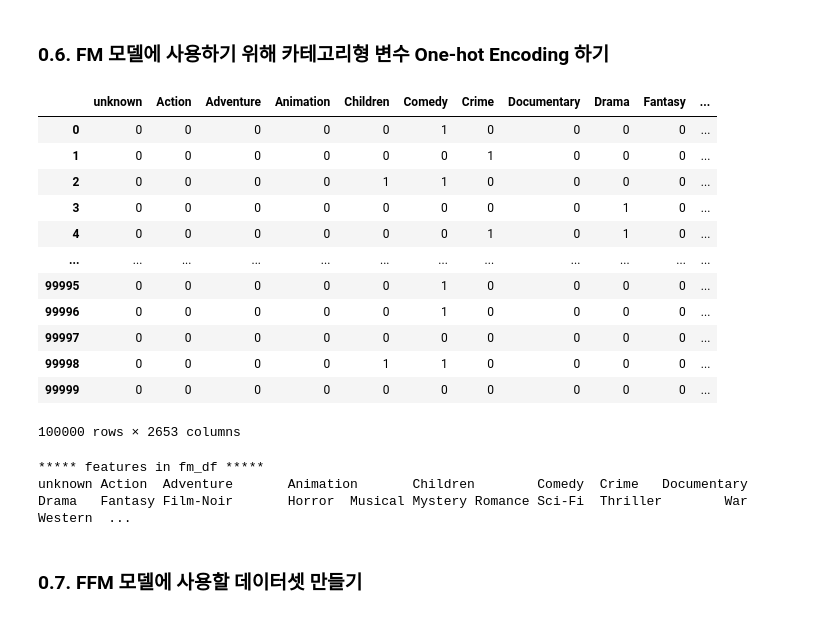
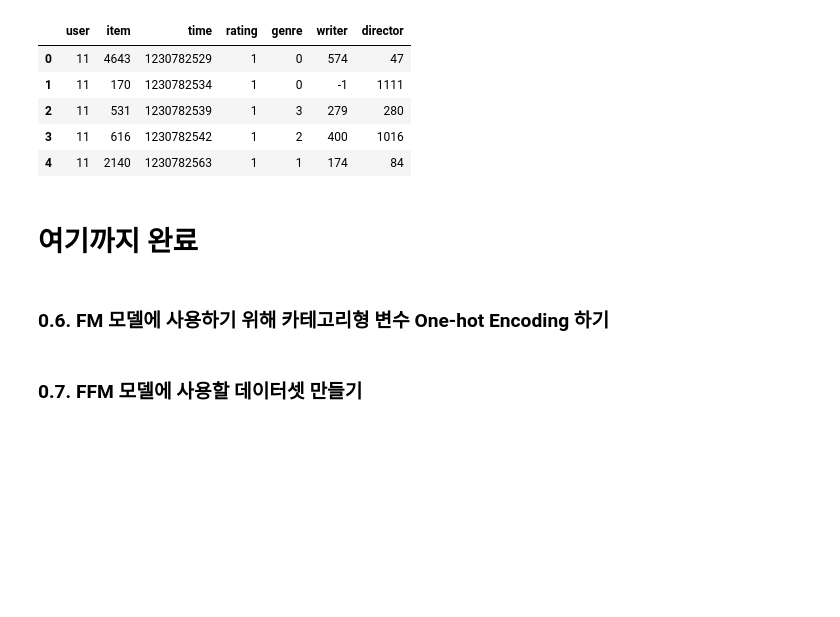
Before and after one commit to boostcampaitech3/level2-movie-recommendation-level2-recsys-07, a Jupyter notebook: MODELS/FFM/FFM.ipynb, the cells around one changed output. Cells and saved outputs as stored; diff of their text form; code cells hidden in the pictures; blank space fills up the shorter version.

```diff
--- a/MODELS/FFM/FFM.ipynb
+++ b/MODELS/FFM/FFM.ipynb
@@ -132,0 +86,12 @@ df
+# %%
+# 장르 1개 데이터
+item_list=genre_df.loc[:,'item'].to_numpy()
+item_list=np.unique(item_list)
+print('길이 : ',len(item_list),item_list[-10:])
+
+one_genre_list=[]
+for i in item_list:
+    temp=genre_df[genre_df.loc[:,'item']==i]
+    one_genre_list.append(temp.iloc[0,:].to_numpy().tolist())
+one_genre_df=pd.DataFrame(data=one_genre_list,columns=['item','genre'])
+one_genre_df.head(5)
@@ -132,0 +243,3 @@ df
+# %%
+df=df.fillna(-1)
+df.isnull().sum()
@@ -132,0 +276,6 @@ df
+# %%
+df['writer']=df['writer'].astype(np.int64)
+df['director']=df['director'].astype(np.int64)
+# df['writer'] = df['writer'].astype("category")
+# df['director'] = df['director'].astype("category")
+df.info()
@@ -133,2 +297,13 @@ df
+# %%
+df.head()
+# %% [output]
+|  | user | item | time | rating | genre | writer | director |
+| 0 | 11 | 4643 | 1230782529 | 1 | 0 | 574 | 47 |
+| 1 | 11 | 170 | 1230782534 | 1 | 0 | -1 | 1111 |
+| 2 | 11 | 531 | 1230782539 | 1 | 3 | 279 | 280 |
+| 3 | 11 | 616 | 1230782542 | 1 | 2 | 400 | 1016 |
+| 4 | 11 | 2140 | 1230782563 | 1 | 1 | 174 | 84 |
+# %% [markdown]
+# 여기까지 완료
 # %% [markdown]
 ### 0.6. FM 모델에 사용하기 위해 카테고리형 변수 One-hot Encoding 하기
@@ -139,27 +310,3 @@ df['movie_id'] = df['movie_id'].astype("category")
-# %%
-# one-hot encoding
-fm_df = pd.get_dummies(df)
-fm_df
-# %% [output]
-|  | unknown | Action | Adventure | Animation | Children | Comedy | Crime | Documentary | Drama | Fantasy | ... |
-| 0 | 0 | 0 | 0 | 0 | 0 | 1 | 0 | 0 | 0 | 0 | ... |
-| 1 | 0 | 0 | 0 | 0 | 0 | 0 | 1 | 0 | 0 | 0 | ... |
-| 2 | 0 | 0 | 0 | 0 | 1 | 1 | 0 | 0 | 0 | 0 | ... |
-| 3 | 0 | 0 | 0 | 0 | 0 | 0 | 0 | 0 | 1 | 0 | ... |
-| 4 | 0 | 0 | 0 | 0 | 0 | 0 | 1 | 0 | 1 | 0 | ... |
-| ... | ... | ... | ... | ... | ... | ... | ... | ... | ... | ... | ... |
-| 99995 | 0 | 0 | 0 | 0 | 0 | 1 | 0 | 0 | 0 | 0 | ... |
-| 99996 | 0 | 0 | 0 | 0 | 0 | 1 | 0 | 0 | 0 | 0 | ... |
-| 99997 | 0 | 0 | 0 | 0 | 0 | 0 | 0 | 0 | 0 | 0 | ... |
-| 99998 | 0 | 0 | 0 | 0 | 1 | 1 | 0 | 0 | 0 | 0 | ... |
-| 99999 | 0 | 0 | 0 | 0 | 0 | 0 | 0 | 0 | 0 | 0 | ... |
-100000 rows × 2653 columns
-# %%
-print('***** features in fm_df *****')
-print(*fm_df.columns[:25], '...', *fm_df.columns[-25:], sep='\t')
-# %% [output]
-***** features in fm_df *****
-unknown Action  Adventure       Animation       Children        Comedy  Crime   Documentary     Drama   Fantasy Film-Noir       Horror  Musical Mystery Romance Sci-Fi  Thriller        War     Western  ...
 # %% [markdown]
 ### 0.7. FFM 모델에 사용할 데이터셋 만들기
 # %%
```
Also changed, not shown: parts of 24 cells of this notebook.
